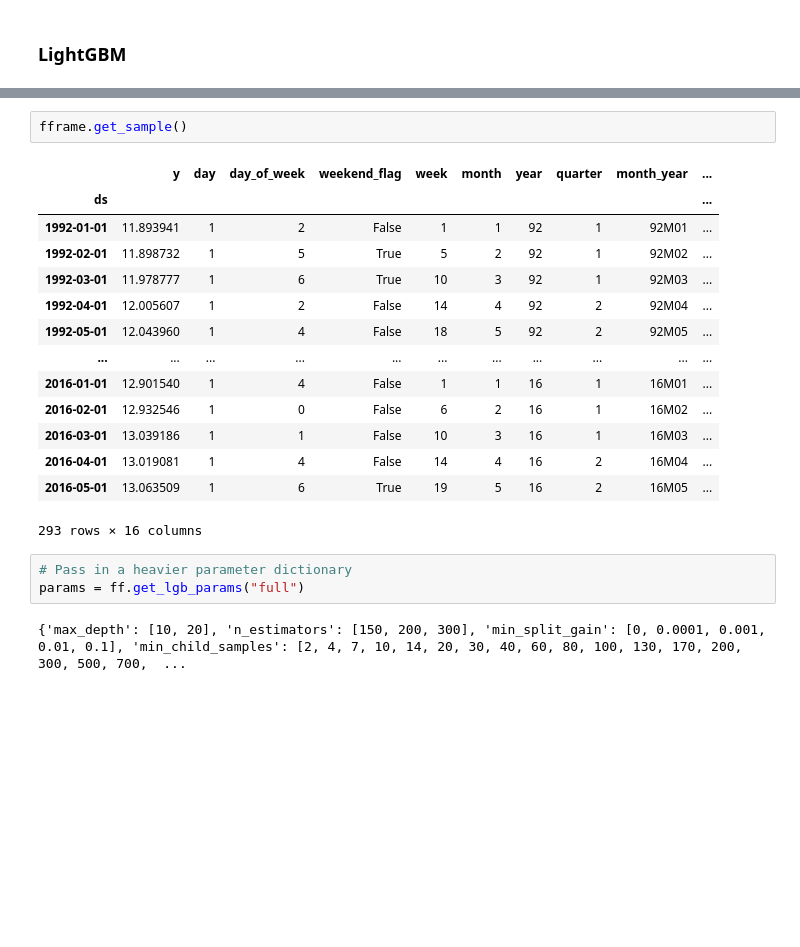
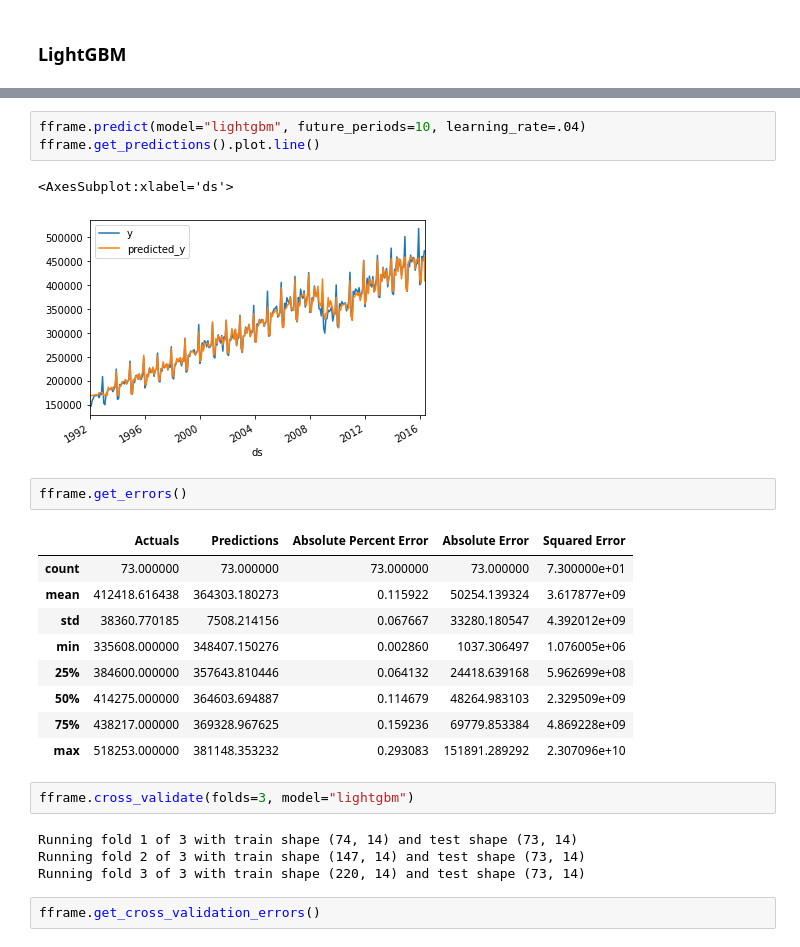
Before and after one commit to ntlind/forecastframe, a Jupyter notebook: examples/simple_example.ipynb, the cells around one changed output, grey strips where cells are left out. Drawn from its saved outputs; the diff is of its cells as text; blank space fills up the shorter version.

```diff
--- a/examples/simple_example.ipynb
+++ b/examples/simple_example.ipynb
@@ -143,22 +107,26 @@ fframe.get_sample()
+# %%
+fframe.predict(model="lightgbm", future_periods=10, learning_rate=.04)
+fframe.get_predictions().plot.line()
+# %% [output]
+<AxesSubplot:xlabel='ds'>
+[figure, added]
 # %%
-fframe.get_sample()
+fframe.get_errors()
 # %% [output]
-|  | y | day | day_of_week | weekend_flag | week | month | year | quarter | month_year | ... |
-| ds |  |  |  |  |  |  |  |  |  | ... |
-| 1992-01-01 | 11.893941 | 1 | 2 | False | 1 | 1 | 92 | 1 | 92M01 | ... |
-| 1992-02-01 | 11.898732 | 1 | 5 | True | 5 | 2 | 92 | 1 | 92M02 | ... |
-| 1992-03-01 | 11.978777 | 1 | 6 | True | 10 | 3 | 92 | 1 | 92M03 | ... |
-| 1992-04-01 | 12.005607 | 1 | 2 | False | 14 | 4 | 92 | 2 | 92M04 | ... |
-| 1992-05-01 | 12.043960 | 1 | 4 | False | 18 | 5 | 92 | 2 | 92M05 | ... |
-| ... | ... | ... | ... | ... | ... | ... | ... | ... | ... | ... |
-| 2016-01-01 | 12.901540 | 1 | 4 | False | 1 | 1 | 16 | 1 | 16M01 | ... |
-| 2016-02-01 | 12.932546 | 1 | 0 | False | 6 | 2 | 16 | 1 | 16M02 | ... |
-| 2016-03-01 | 13.039186 | 1 | 1 | False | 10 | 3 | 16 | 1 | 16M03 | ... |
-| 2016-04-01 | 13.019081 | 1 | 4 | False | 14 | 4 | 16 | 2 | 16M04 | ... |
-| 2016-05-01 | 13.063509 | 1 | 6 | True | 19 | 5 | 16 | 2 | 16M05 | ... |
+|  | Actuals | Predictions | Absolute Percent Error | Absolute Error | Squared Error |
+| count | 73.000000 | 73.000000 | 73.000000 | 73.000000 | 7.300000e+01 |
+| mean | 412418.616438 | 364303.180273 | 0.115922 | 50254.139324 | 3.617877e+09 |
+| std | 38360.770185 | 7508.214156 | 0.067667 | 33280.180547 | 4.392012e+09 |
+| min | 335608.000000 | 348407.150276 | 0.002860 | 1037.306497 | 1.076005e+06 |
+| 25% | 384600.000000 | 357643.810446 | 0.064132 | 24418.639168 | 5.962699e+08 |
+| 50% | 414275.000000 | 364603.694887 | 0.114679 | 48264.983103 | 2.329509e+09 |
+| 75% | 438217.000000 | 369328.967625 | 0.159236 | 69779.853384 | 4.869228e+09 |
+| max | 518253.000000 | 381148.353232 | 0.293083 | 151891.289292 | 2.307096e+10 |
-293 rows × 16 columns
-# %%
-# Pass in a heavier parameter dictionary
-params = ff.get_lgb_params("full")
-# %% [output]
-{'max_depth': [10, 20], 'n_estimators': [150, 200, 300], 'min_split_gain': [0, 0.0001, 0.001, 0.01, 0.1], 'min_child_samples': [2, 4, 7, 10, 14, 20, 30, 40, 60, 80, 100, 130, 170, 200, 300, 500, 700,  ...
+# %%
+fframe.cross_validate(folds=3, model="lightgbm")
+# %% [output]
+Running fold 1 of 3 with train shape (74, 14) and test shape (73, 14)
+Running fold 2 of 3 with train shape (147, 14) and test shape (73, 14)
+Running fold 3 of 3 with train shape (220, 14) and test shape (73, 14)
+# %%
+fframe.get_cross_validation_errors()
```
Also changed, not shown: parts of 6 cells of this notebook, 2 other files.
